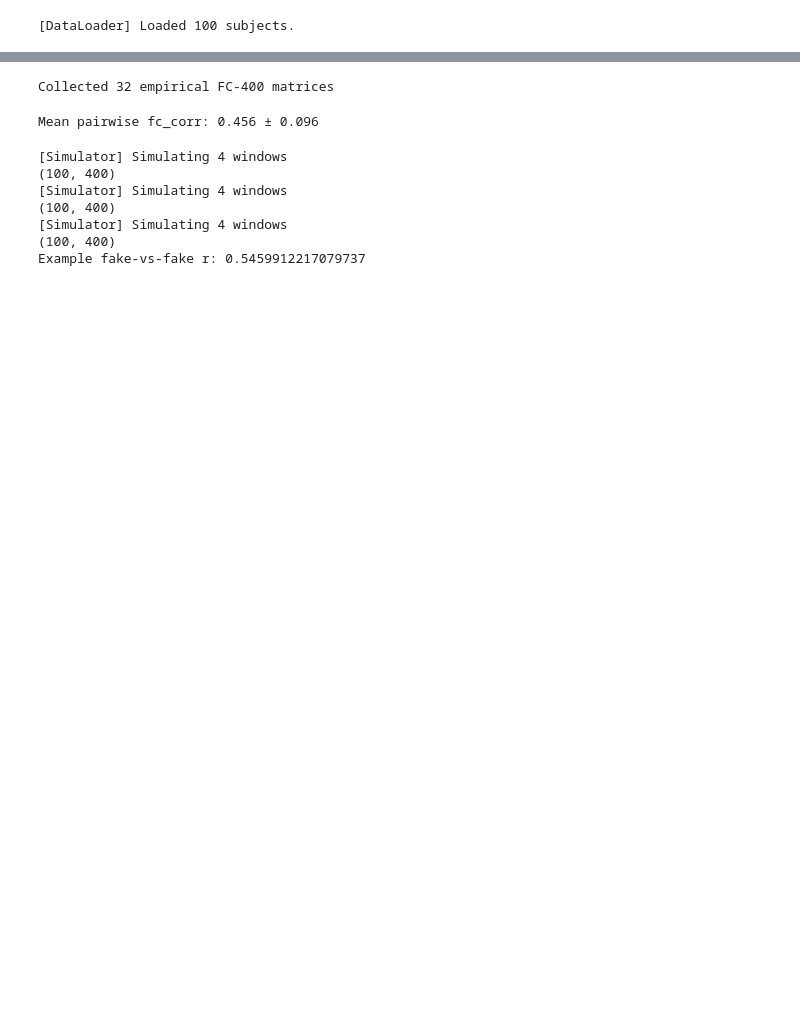
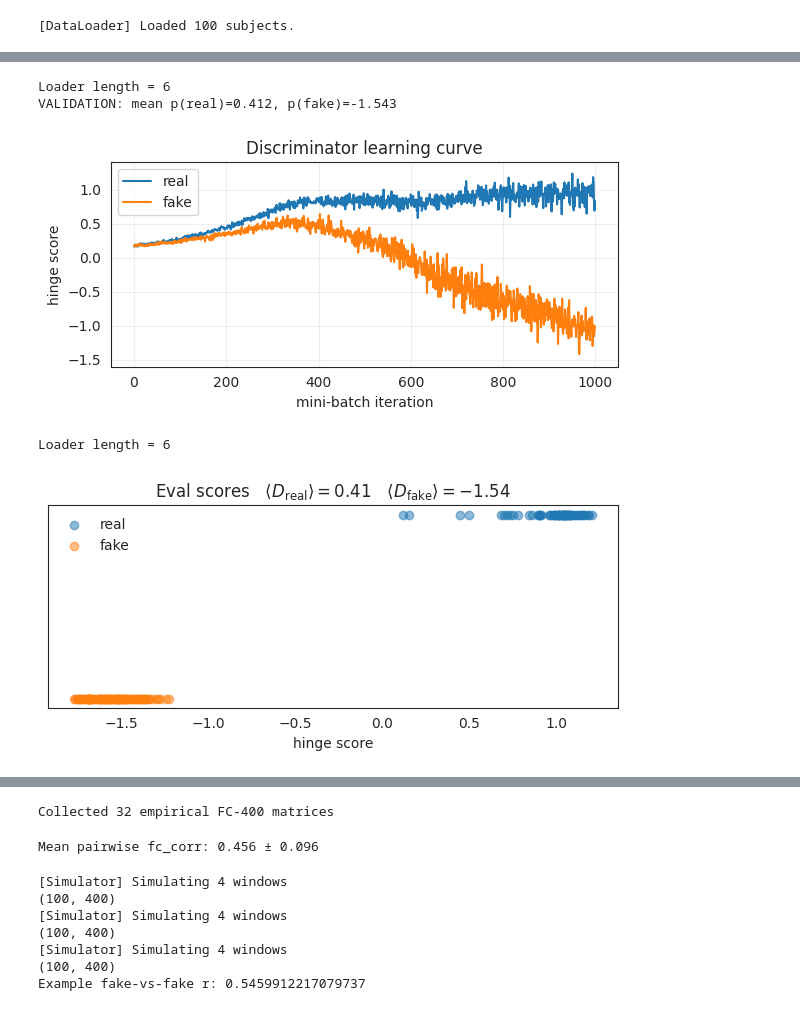
Before and after one commit to AnishKochhar/final-year-project, a Jupyter notebook: whobpyt/trainers/train_disc_stacked.ipynb, the cells around one changed output, grey strips where cells are left out. Drawn from its saved outputs; the diff is of its cells as text; code cells hidden in the pictures; blank space fills up the shorter version.

```diff
--- a/whobpyt/trainers/train_disc_stacked.ipynb
+++ b/whobpyt/trainers/train_disc_stacked.ipynb
@@ -62,0 +393,54 @@ kappa = -0.2863497734069824
+# %%
+def eval_disc(loader, disc):
+    disc.eval()
+    scores, labels = [], []
+    print(f"Loader length = {len(loader)}")
+    with torch.no_grad():
+        for x, y in loader:
+            x = x.to(DEVICE)
+            y = y.to(DEVICE)
+            p = disc(x)
+            scores.extend(p.cpu().numpy().flatten())
+            labels.extend(y.cpu().numpy().flatten())
+    return np.mean(scores[:len(labels)//2]), np.mean(scores[len(labels)//2:])
+
+r_mean, f_mean = eval_disc(test_loader, disc)
+print(f"VALIDATION: mean p(real)={r_mean:.3f}, p(fake)={f_mean:.3f}")
+# %% [output]
+Loader length = 6
+VALIDATION: mean p(real)=0.412, p(fake)=-1.543
+# %%
+# --- 1) training-curve figure -------------------------------------------------
+plt.figure(figsize=(6,3))
+plt.plot(history["D_real"], label="real")
+plt.plot(history["D_fake"], label="fake")
+plt.xlabel("mini-batch iteration")
+plt.ylabel("hinge score")
+plt.ylim(-1.6, 1.4)
+plt.legend(); plt.grid(alpha=.3)
+plt.title("Discriminator learning curve")
+plt.tight_layout()
+#plt.savefig("figures/D_training_curve.pdf", dpi=300)
+plt.show()
+
+# --- 2) held-out scatter ------------------------------------------------------
+r_mean, f_mean = eval_disc(test_loader, disc)        # code supplied earlier
+real_scores = []; fake_scores = []
+with torch.no_grad():
+    for X,y in test_loader:
+        s = disc(X.to(DEVICE)).cpu().numpy().flatten()
+        real_scores.extend(s[y.numpy().flatten()>0.5])
+        fake_scores.extend(s[y.numpy().flatten()<0.5])
+plt.figure(figsize=(6,3))
+plt.scatter(real_scores, [1]*len(real_scores), alpha=.5, label="real", c="tab:blue")
+plt.scatter(fake_scores, [0]*len(fake_scores), alpha=.5, label="fake", c="tab:orange")
+plt.yticks([]); plt.xlabel("hinge score"); plt.legend(frameon=False)
+plt.title(f"Eval scores   $\\langle D_{{\\text{{real}}}}\\rangle={r_mean:.2f}$   "
+          f"$\\langle D_{{\\text{{fake}}}}\\rangle={f_mean:.2f}$")
+plt.tight_layout()
+# plt.savefig("figures/D_eval_scatter.pdf", dpi=300)
+plt.show()
+# %% [output]
+[figure, added]
+Loader length = 6
+[figure, added]
```
Also changed, not shown: parts of 21 cells of this notebook, 22 other files.
